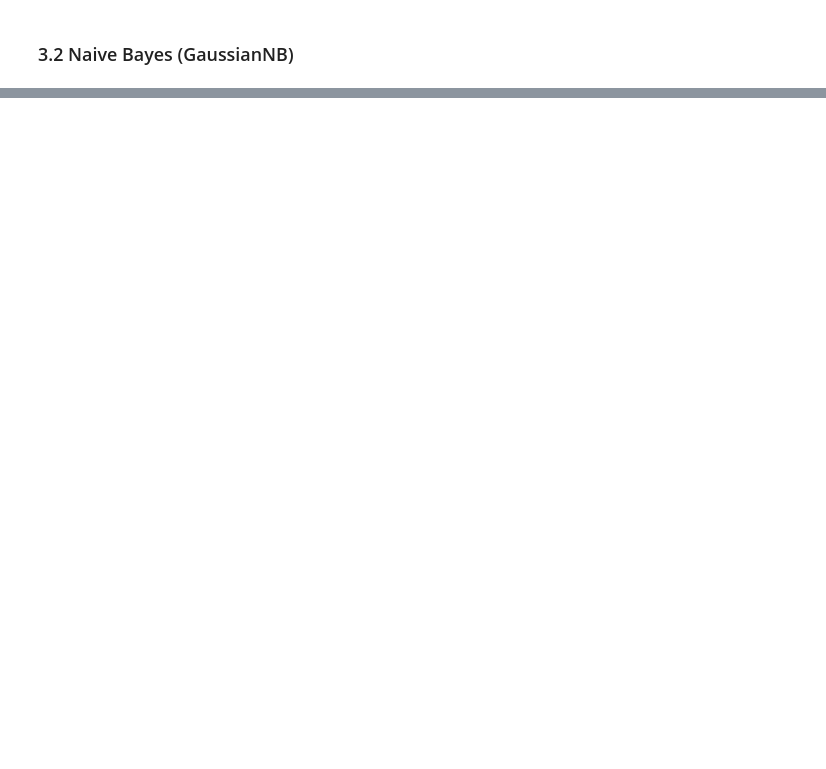
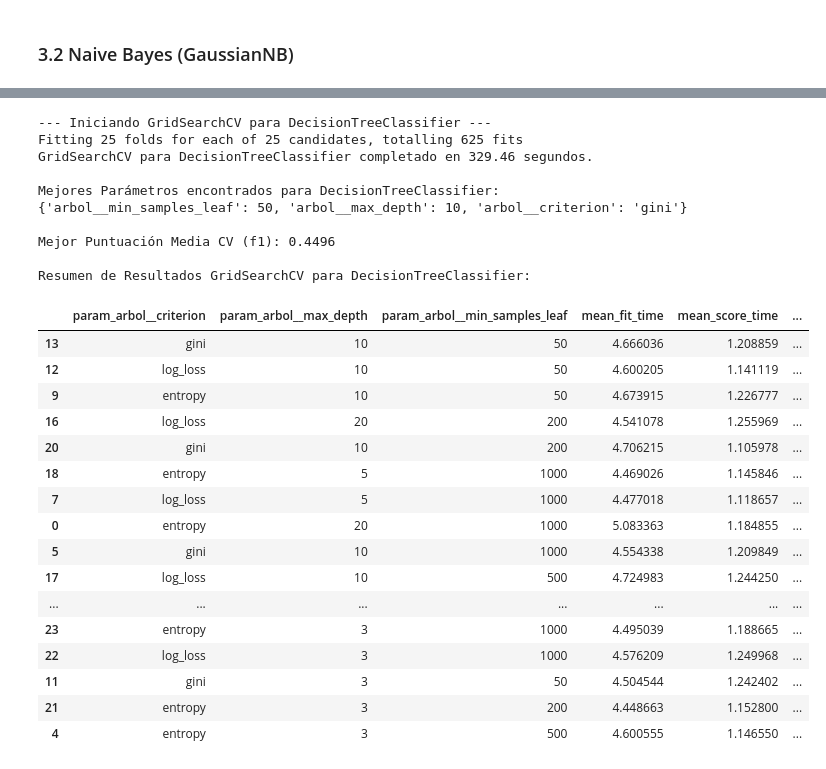
Before and after one commit to GuillermoMorcillo/Practica1Mineria, a Jupyter notebook: Práctica 2 - Aprendizaje y selección de modelos de clasificación.ipynb, the cells around one changed output, grey strips where cells are left out. Drawn from its saved outputs; the diff is of its cells as text; code cells hidden in the pictures; blank space fills up the shorter version.

```diff
--- a/Práctica 2 - Aprendizaje y selección de modelos de clasificación.ipynb
+++ b/Práctica 2 - Aprendizaje y selección de modelos de clasificación.ipynb
@@ -726,0 +735,49 @@ Resumen de Resultados GridSearchCV para GaussianNB:
+# %%
+arbol_pipeline = Pipeline([('preprocessing', full_pipeline), ('arbol', DecisionTreeClassifier())])
+
+arbol_param_distributions = {
+    "arbol__criterion": ["gini", "entropy", "log_loss"],
+    "arbol__max_depth": [3, 5, 10, 20],
+    "arbol__min_samples_leaf": [50, 200, 500, 1000]
+
+}
+
+arbol_search_results = optimize_with_grid_search(
+    estimator=arbol_pipeline,
+    param_distributions=arbol_param_distributions,
+    X_train=X_train,
+    y_train=y_train,
+    cv_strategy=cv_strategy,
+    scoring_metric=scoring_metric,
+    refit="f1"
+)
+
+best_arbol_model = arbol_search_results.best_estimator_
+# %% [output]
+--- Iniciando GridSearchCV para DecisionTreeClassifier ---
+Fitting 25 folds for each of 25 candidates, totalling 625 fits
+GridSearchCV para DecisionTreeClassifier completado en 329.46 segundos.
+
+Mejores Parámetros encontrados para DecisionTreeClassifier:
+{'arbol__min_samples_leaf': 50, 'arbol__max_depth': 10, 'arbol__criterion': 'gini'}
+
+Mejor Puntuación Media CV (f1): 0.4496
+
+Resumen de Resultados GridSearchCV para DecisionTreeClassifier:
+|  | param_arbol__criterion | param_arbol__max_depth | param_arbol__min_samples_leaf | mean_fit_time | mean_score_time | ... |
+| 13 | gini | 10 | 50 | 4.666036 | 1.208859 | ... |
+| 12 | log_loss | 10 | 50 | 4.600205 | 1.141119 | ... |
+| 9 | entropy | 10 | 50 | 4.673915 | 1.226777 | ... |
+| 16 | log_loss | 20 | 200 | 4.541078 | 1.255969 | ... |
+| 20 | gini | 10 | 200 | 4.706215 | 1.105978 | ... |
+| 18 | entropy | 5 | 1000 | 4.469026 | 1.145846 | ... |
+| 7 | log_loss | 5 | 1000 | 4.477018 | 1.118657 | ... |
+| 0 | entropy | 20 | 1000 | 5.083363 | 1.184855 | ... |
+| 5 | gini | 10 | 1000 | 4.554338 | 1.209849 | ... |
+| 17 | log_loss | 10 | 500 | 4.724983 | 1.244250 | ... |
+| ... | ... | ... | ... | ... | ... | ... |
+| 23 | entropy | 3 | 1000 | 4.495039 | 1.188665 | ... |
+| 22 | log_loss | 3 | 1000 | 4.576209 | 1.249968 | ... |
+| 11 | gini | 3 | 50 | 4.504544 | 1.242402 | ... |
+| 21 | entropy | 3 | 200 | 4.448663 | 1.152800 | ... |
+| 4 | entropy | 3 | 500 | 4.600555 | 1.146550 | ... |
```
Also changed, not shown: parts of 22 cells of this notebook.
